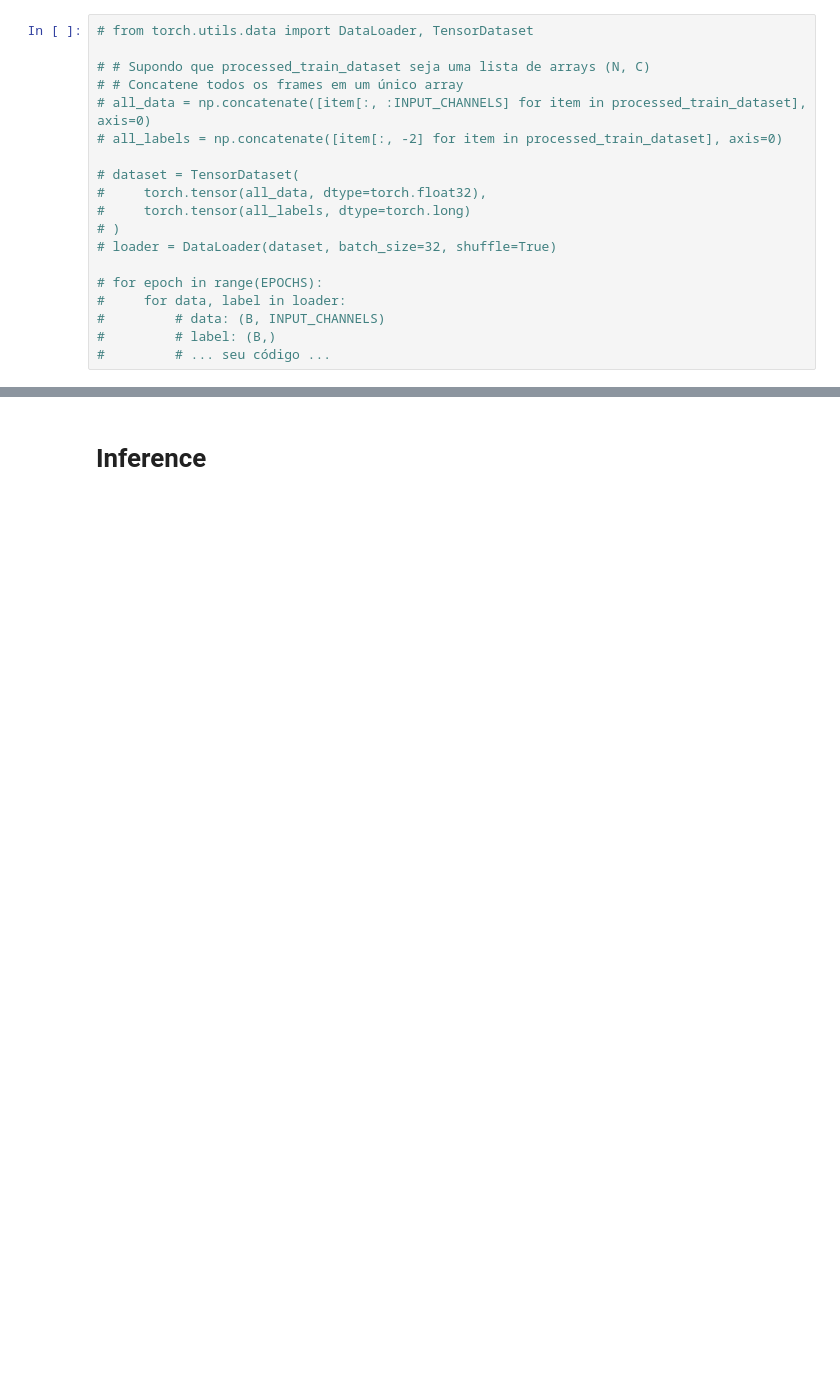
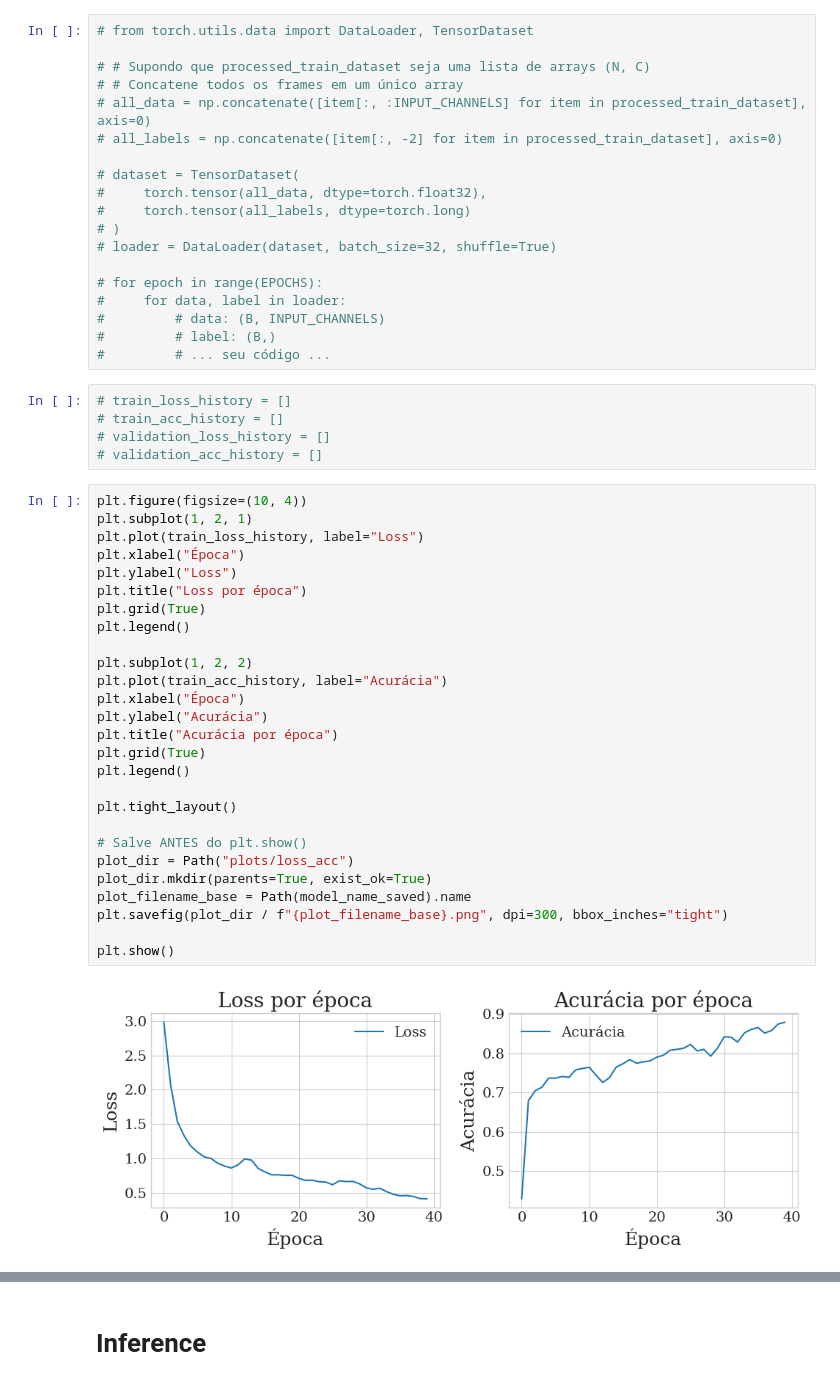
Before and after one commit to Matheus-lla/pfc-semantic-segmentation, a Jupyter notebook: experiments/run_model.ipynb, the cells around one changed output, grey strips where cells are left out. Drawn from its saved outputs; the diff is of its cells as text; blank space fills up the shorter version.

```diff
--- a/experiments/run_model.ipynb
+++ b/experiments/run_model.ipynb
@@ -283,6 +324,40 @@ torch.save(model.state_dict(), f"{model_name_saved}.pth")
 #         # data: (B, INPUT_CHANNELS)
 #         # label: (B,)
 #         # ... seu código ...
+# %%
+# train_loss_history = []
+# train_acc_history = []
+# validation_loss_history = []
+# validation_acc_history = []
+# %%
+plt.figure(figsize=(10, 4))
+plt.subplot(1, 2, 1)
+plt.plot(train_loss_history, label="Loss")
+plt.xlabel("Época")
+plt.ylabel("Loss")
+plt.title("Loss por época")
+plt.grid(True)
+plt.legend()
+
+plt.subplot(1, 2, 2)
+plt.plot(train_acc_history, label="Acurácia")
+plt.xlabel("Época")
+plt.ylabel("Acurácia")
+plt.title("Acurácia por época")
+plt.grid(True)
+plt.legend()
+
+plt.tight_layout()
+
+# Salve ANTES do plt.show()
+plot_dir = Path("plots/loss_acc")
+plot_dir.mkdir(parents=True, exist_ok=True)
+plot_filename_base = Path(model_name_saved).name
+plt.savefig(plot_dir / f"{plot_filename_base}.png", dpi=300, bbox_inches="tight")
+
+plt.show()
+# %% [output]
+[figure, added]
 # %%
 plt.figure(figsize=(10, 4))
 plt.subplot(1, 2, 1)
```
Also changed, not shown: parts of 14 cells of this notebook, 3 other files.
